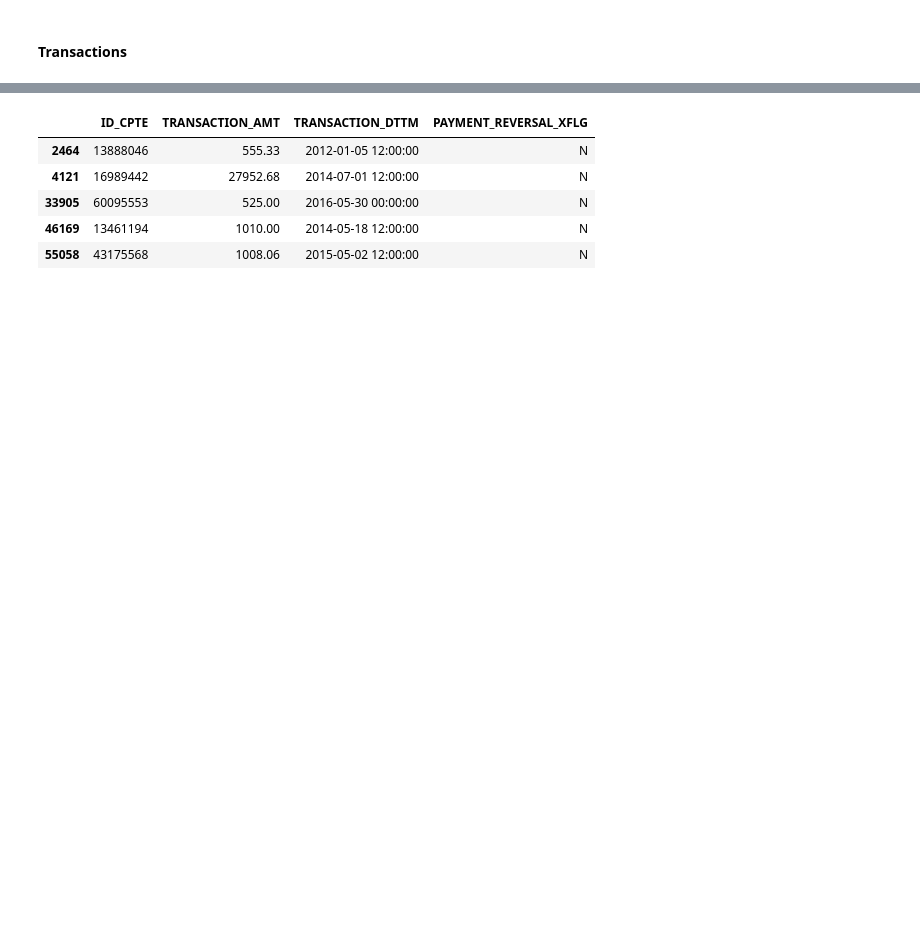
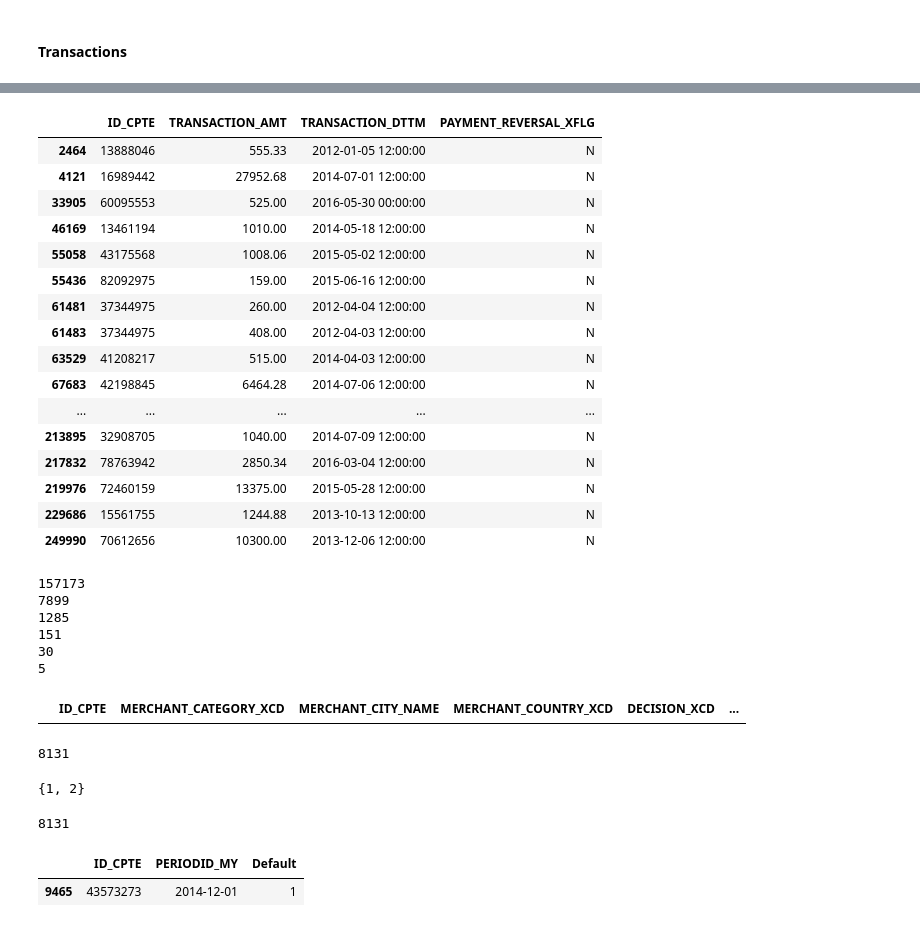
Before and after one commit to larryshamalama/DataCup18, a Jupyter notebook: train/Data Cleaning.ipynb, the cells around one changed output, grey strips where cells are left out. Saved outputs shown, nothing was run; the diff lists cells and outputs as text; code cells hidden in the pictures; blank space fills up the shorter version.

```diff
--- a/train/Data Cleaning.ipynb
+++ b/train/Data Cleaning.ipynb
@@ -163,9 +263,43 @@ clients[7].transactions['TRANSACTION_TYPE_XCD']
 # %%
-payments[payments['PAYMENT_REVERSAL_XFLG'] == 'N'].head()
+payments[payments['PAYMENT_REVERSAL_XFLG'] == 'N']
 # %% [output]
 |  | ID_CPTE | TRANSACTION_AMT | TRANSACTION_DTTM | PAYMENT_REVERSAL_XFLG |
 | 2464 | 13888046 | 555.33 | 2012-01-05 12:00:00 | N |
 | 4121 | 16989442 | 27952.68 | 2014-07-01 12:00:00 | N |
 | 33905 | 60095553 | 525.00 | 2016-05-30 00:00:00 | N |
 | 46169 | 13461194 | 1010.00 | 2014-05-18 12:00:00 | N |
 | 55058 | 43175568 | 1008.06 | 2015-05-02 12:00:00 | N |
+| 55436 | 82092975 | 159.00 | 2015-06-16 12:00:00 | N |
+| 61481 | 37344975 | 260.00 | 2012-04-04 12:00:00 | N |
+| 61483 | 37344975 | 408.00 | 2012-04-03 12:00:00 | N |
+| 63529 | 41208217 | 515.00 | 2014-04-03 12:00:00 | N |
+| 67683 | 42198845 | 6464.28 | 2014-07-06 12:00:00 | N |
+| ... | ... | ... | ... | ... |
+| 213895 | 32908705 | 1040.00 | 2014-07-09 12:00:00 | N |
+| 217832 | 78763942 | 2850.34 | 2016-03-04 12:00:00 | N |
+| 219976 | 72460159 | 13375.00 | 2015-05-28 12:00:00 | N |
+| 229686 | 15561755 | 1244.88 | 2013-10-13 12:00:00 | N |
+| 249990 | 70612656 | 10300.00 | 2013-12-06 12:00:00 | N |
+# %%
+for i in range(6):
+    print(list(facturation['DelqCycle']).count(i))
+# %% [output]
+157173
+7899
+1285
+151
+30
+5
+# %%
+transactions[transactions['ID_CPTE'] == a[3]]
+# %% [output]
+|  | ID_CPTE | MERCHANT_CATEGORY_XCD | MERCHANT_CITY_NAME | MERCHANT_COUNTRY_XCD | DECISION_XCD | ... |
+# %%
+no_transaction_people = list(set(performance['ID_CPTE']) - set(transactions['ID_CPTE']))
+len(no_transaction_people)
+# %% [output]
+8131
+# %%
+set([1, 2, 3]).intersection(set([1, 2, 4]))
+# %% [output]
+{1, 2}
@@ -171,0 +308,5 @@ payments[payments['PAYMENT_REVERSAL_XFLG'] == 'N'].head()
+# %%
+b = set(performance['ID_CPTE']) - set(transactions['ID_CPTE'])
+len(b)
+# %% [output]
+8131
@@ -171,0 +315,5 @@ payments[payments['PAYMENT_REVERSAL_XFLG'] == 'N'].head()
+# %%
+performance[performance['ID_CPTE'] == no_transaction_default[3]]
+# %% [output]
+|  | ID_CPTE | PERIODID_MY | Default |
+| 9465 | 43573273 | 2014-12-01 | 1 |
```
Also changed, not shown: parts of 30 cells of this notebook, 9 other files.
